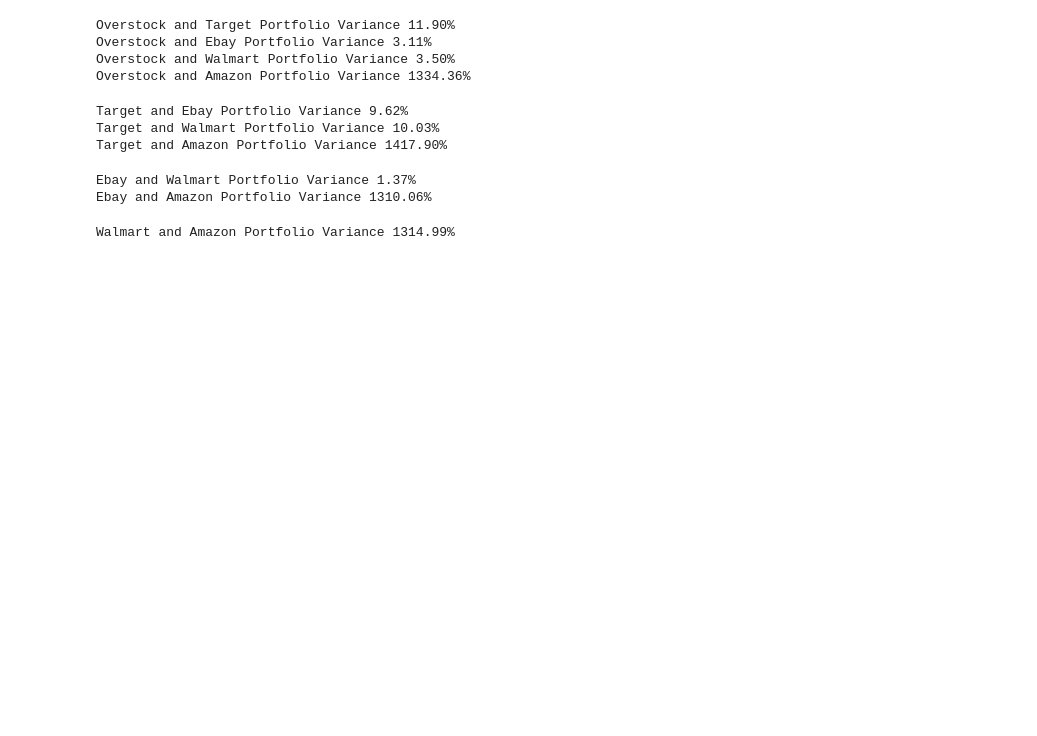
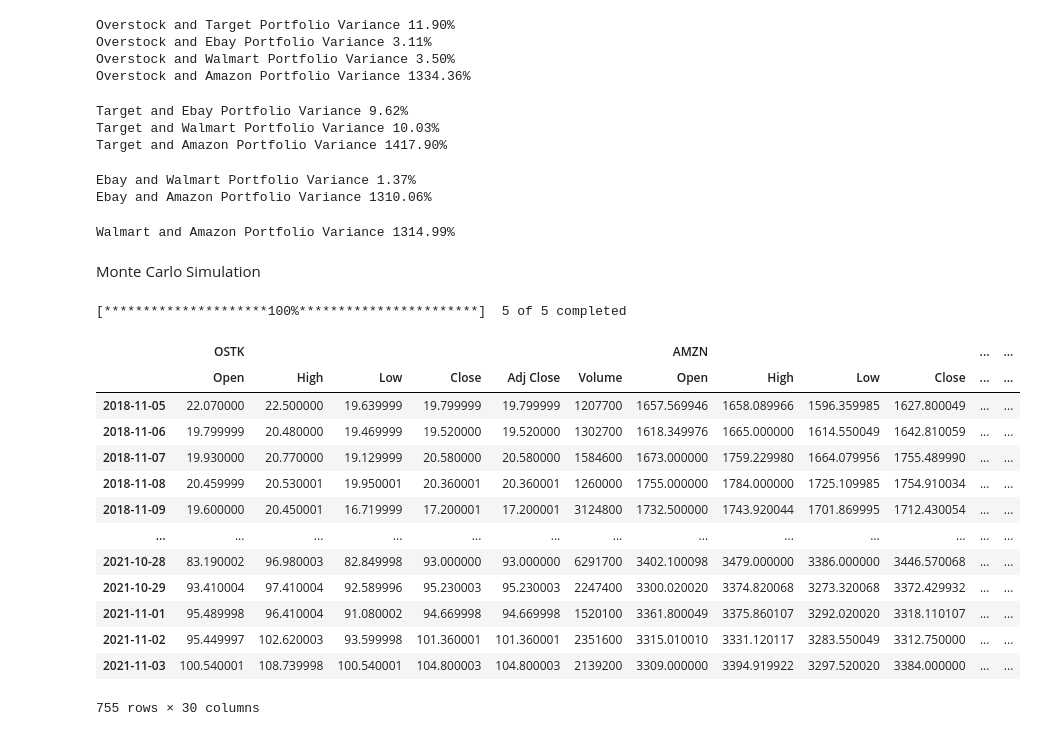
Before and after one commit to jojomani/modern_ecommerce_analysis, a Jupyter notebook: Modern_Variance_Analysis.ipynb, the cells around one changed output. Saved outputs shown, nothing was run; the diff lists cells and outputs as text; code cells hidden in the pictures; blank space fills up the shorter version.

Commit message:
updating MC simulation code block

```diff
--- a/Modern_Variance_Analysis.ipynb
+++ b/Modern_Variance_Analysis.ipynb
@@ -500,3 +500,27 @@ walmart_to_amazon_percentage = "{:.2%}".format(walmart_to_amazon_variance)
 print("Walmart and Amazon Portfolio Variance",walmart_to_amazon_percentage)
 # %% [output]
 Walmart and Amazon Portfolio Variance 1314.99%
+# %% [markdown]
+Monte Carlo Simulation
+# %%
+# Gathering historical data for our list of 5-10 Eommerce stocks from 2018-2021 and putting in into a dataframe
+
+selected_stocks= yf.download("AMZN WMT EBAY TGT OSTK", group_by='tickers', start="2018-11-05", end="2021-11-04")
+selected_stocks.index = selected_stocks.index.date
+selected_stocks
+# %% [output]
+[*********************100%***********************]  5 of 5 completed
+|  | OSTK |  |  |  |  |  | AMZN |  |  |  | ... | ... |
+|  | Open | High | Low | Close | Adj Close | Volume | Open | High | Low | Close | ... | ... |
+| 2018-11-05 | 22.070000 | 22.500000 | 19.639999 | 19.799999 | 19.799999 | 1207700 | 1657.569946 | 1658.089966 | 1596.359985 | 1627.800049 | ... | ... |
+| 2018-11-06 | 19.799999 | 20.480000 | 19.469999 | 19.520000 | 19.520000 | 1302700 | 1618.349976 | 1665.000000 | 1614.550049 | 1642.810059 | ... | ... |
+| 2018-11-07 | 19.930000 | 20.770000 | 19.129999 | 20.580000 | 20.580000 | 1584600 | 1673.000000 | 1759.229980 | 1664.079956 | 1755.489990 | ... | ... |
+| 2018-11-08 | 20.459999 | 20.530001 | 19.950001 | 20.360001 | 20.360001 | 1260000 | 1755.000000 | 1784.000000 | 1725.109985 | 1754.910034 | ... | ... |
+| 2018-11-09 | 19.600000 | 20.450001 | 16.719999 | 17.200001 | 17.200001 | 3124800 | 1732.500000 | 1743.920044 | 1701.869995 | 1712.430054 | ... | ... |
+| ... | ... | ... | ... | ... | ... | ... | ... | ... | ... | ... | ... | ... |
+| 2021-10-28 | 83.190002 | 96.980003 | 82.849998 | 93.000000 | 93.000000 | 6291700 | 3402.100098 | 3479.000000 | 3386.000000 | 3446.570068 | ... | ... |
+| 2021-10-29 | 93.410004 | 97.410004 | 92.589996 | 95.230003 | 95.230003 | 2247400 | 3300.020020 | 3374.820068 | 3273.320068 | 3372.429932 | ... | ... |
+| 2021-11-01 | 95.489998 | 96.410004 | 91.080002 | 94.669998 | 94.669998 | 1520100 | 3361.800049 | 3375.860107 | 3292.020020 | 3318.110107 | ... | ... |
+| 2021-11-02 | 95.449997 | 102.620003 | 93.599998 | 101.360001 | 101.360001 | 2351600 | 3315.010010 | 3331.120117 | 3283.550049 | 3312.750000 | ... | ... |
+| 2021-11-03 | 100.540001 | 108.739998 | 100.540001 | 104.800003 | 104.800003 | 2139200 | 3309.000000 | 3394.919922 | 3297.520020 | 3384.000000 | ... | ... |
+755 rows × 30 columns
```
Also changed, not shown: parts of 19 cells of this notebook.
